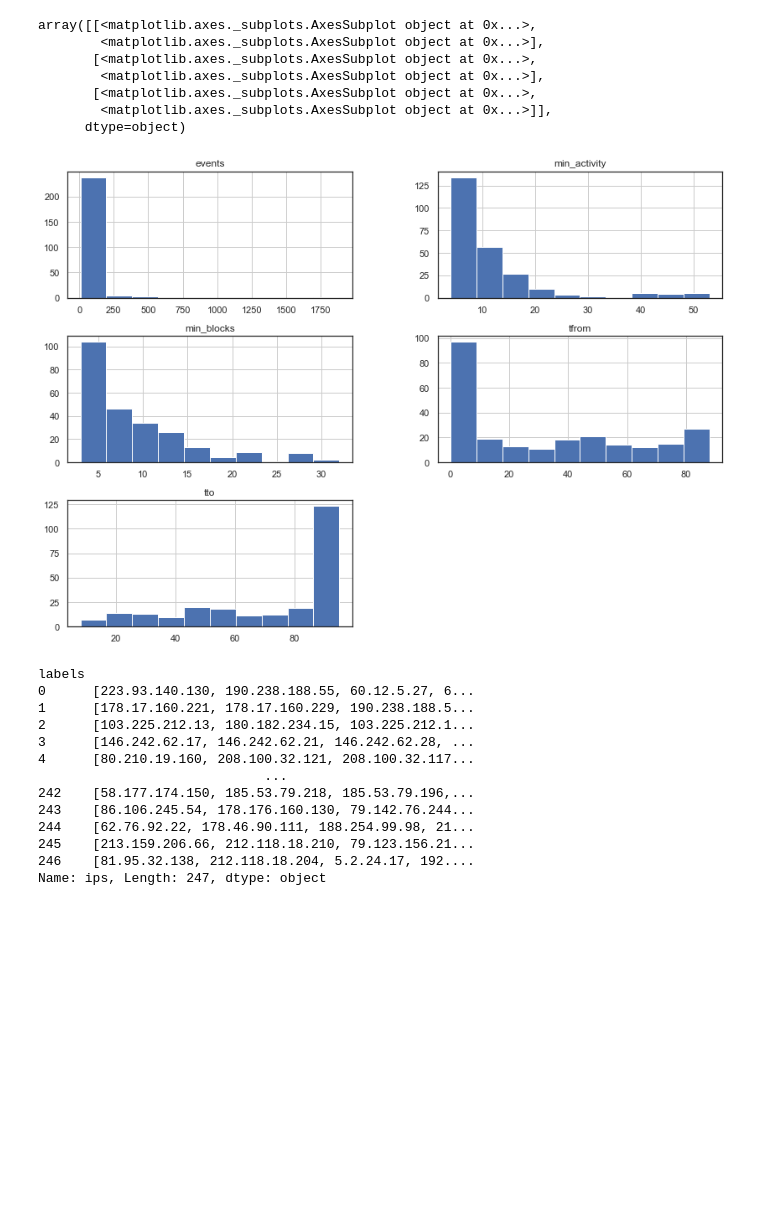
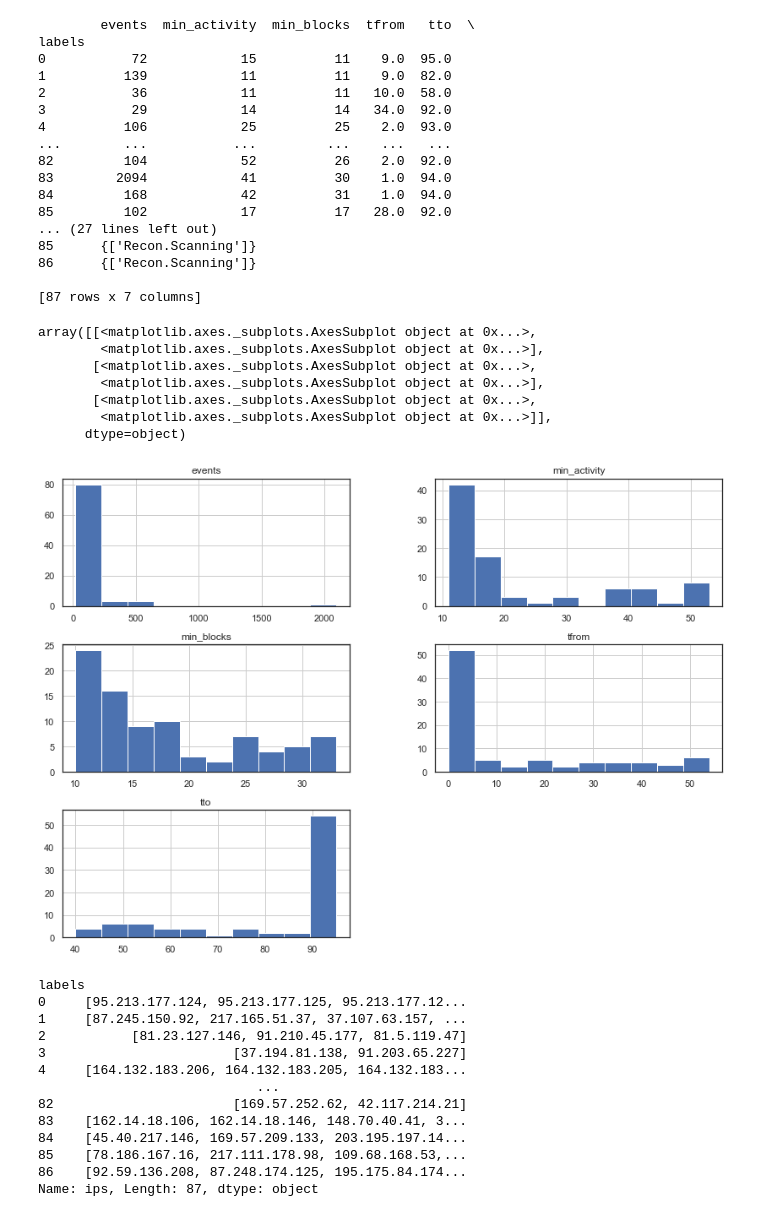
Before and after one commit to CESNET/SECT, a Jupyter notebook: notebooks/SECT.ipynb, the cells around one changed output. Cells and saved outputs as stored; diff of their text form; code cells hidden in the pictures; blank space fills up the shorter version.

Commit message:
Python 3.6 env fix Filter clusters by type option

```diff
--- a/notebooks/SECT.ipynb
+++ b/notebooks/SECT.ipynb
@@ -32,8 +38,8 @@ sns.set(style='white', context='notebook', rc={'figure.figsize':(14,10)})
 pyo.init_notebook_mode()
 
 dataLoc='Z:\SECT'
-tFrom='2020-02-15'
-tTo='2020-02-15'
-min_events=3
+tFrom='2020-02-12'
+tTo='2020-02-12'
+min_events=10
 max_activity=0.7
-dist_threshold=0.05
+dist_threshold=0.1
@@ -40,6 +48,6 @@ dist_threshold=0.05
 # %%
 #Load preprocessed files
-(df, file_list) = load_files(dataLoc, tFrom, tTo)
+(df, file_list) = utils.load_files(dataLoc, tFrom, tTo)
 
 tc = TemporalClusterer.TemporalClusterer(min_events=min_events, max_activity=max_activity, dist_threshold=dist_threshold)
 
@@ -47,33 +55,50 @@ df['labels'] = tc.fit_transform(df, [])
 
 (clusters, series) = tc.post_process(df, file_list)
 # %%
-clusters[['events', 'min_activity', 'min_blocks', 'tfrom', 'tto', 'origins', 'types']]
+print(clusters[['events', 'min_activity', 'min_blocks', 'tfrom', 'tto', 'origins', 'types']])
 clusters[['events', 'min_activity', 'min_blocks', 'tfrom', 'tto', 'origins', 'types']].hist()
 # %% [output]
-array([[<matplotlib.axes._subplots.AxesSubplot object at 0x...>,
-        <matplotlib.axes._subplots.AxesSubplot object at 0x...>],
-       [<matplotlib.axes._subplots.AxesSubplot object at 0x...>,
-        <matplotlib.axes._subplots.AxesSubplot object at 0x...>],
-       [<matplotlib.axes._subplots.AxesSubplot object at 0x...>,
-        <matplotlib.axes._subplots.AxesSubplot object at 0x...>]],
-      dtype=object)
+        events  min_activity  min_blocks  tfrom   tto  \
+labels
+0           72            15          11    9.0  95.0
+1          139            11          11    9.0  82.0
+2           36            11          11   10.0  58.0
+3           29            14          14   34.0  92.0
+4          106            25          25    2.0  93.0
+...        ...           ...         ...    ...   ...
+82         104            52          26    2.0  92.0
+83        2094            41          30    1.0  94.0
+84         168            42          31    1.0  94.0
+85         102            17          17   28.0  92.0
+... (27 lines left out)
+85      {['Recon.Scanning']}
+86      {['Recon.Scanning']}
+
+[87 rows x 7 columns]
+array([[<matplotlib.axes._subplots.AxesSubplot object at 0x...>,
+        <matplotlib.axes._subplots.AxesSubplot object at 0x...>],
+       [<matplotlib.axes._subplots.AxesSubplot object at 0x...>,
+        <matplotlib.axes._subplots.AxesSubplot object at 0x...>],
+       [<matplotlib.axes._subplots.AxesSubplot object at 0x...>,
+        <matplotlib.axes._subplots.AxesSubplot object at 0x...>]],
+      dtype=object)
-[figure, old version]
+[figure, new version]
 # %%
 clusters['ips']
 # %% [output]
 labels
-0      [223.93.140.130, 190.238.188.55, 60.12.5.27, 6...
-1      [178.17.160.221, 178.17.160.229, 190.238.188.5...
-2      [103.225.212.13, 180.182.234.15, 103.225.212.1...
-3      [146.242.62.17, 146.242.62.21, 146.242.62.28, ...
-4      [80.210.19.160, 208.100.32.121, 208.100.32.117...
-                             ...
-242    [58.177.174.150, 185.53.79.218, 185.53.79.196,...
-243    [86.106.245.54, 178.176.160.130, 79.142.76.244...
-244    [62.76.92.22, 178.46.90.111, 188.254.99.98, 21...
-245    [213.159.206.66, 212.118.18.210, 79.123.156.21...
-246    [81.95.32.138, 212.118.18.204, 5.2.24.17, 192....
-Name: ips, Length: 247, dtype: object
+0     [95.213.177.124, 95.213.177.125, 95.213.177.12...
+1     [87.245.150.92, 217.165.51.37, 37.107.63.157, ...
+2           [81.23.127.146, 91.210.45.177, 81.5.119.47]
+3                        [37.194.81.138, 91.203.65.227]
+4     [164.132.183.206, 164.132.183.205, 164.132.183...
+                            ...
+82                       [169.57.252.62, 42.117.214.21]
+83    [162.14.18.106, 162.14.18.146, 148.70.40.41, 3...
+84    [45.40.217.146, 169.57.209.133, 203.195.197.14...
+85    [78.186.167.16, 217.111.178.98, 109.68.168.53,...
+86    [92.59.136.208, 87.248.174.125, 195.175.84.174...
+Name: ips, Length: 87, dtype: object
 # %%
 sns.heatmap(series.apply(lambda x: np.multiply(x,clusters['size']),axis=0))
 # %% [output]
```
Also changed, not shown: parts of 16 cells of this notebook, 3 other files.
